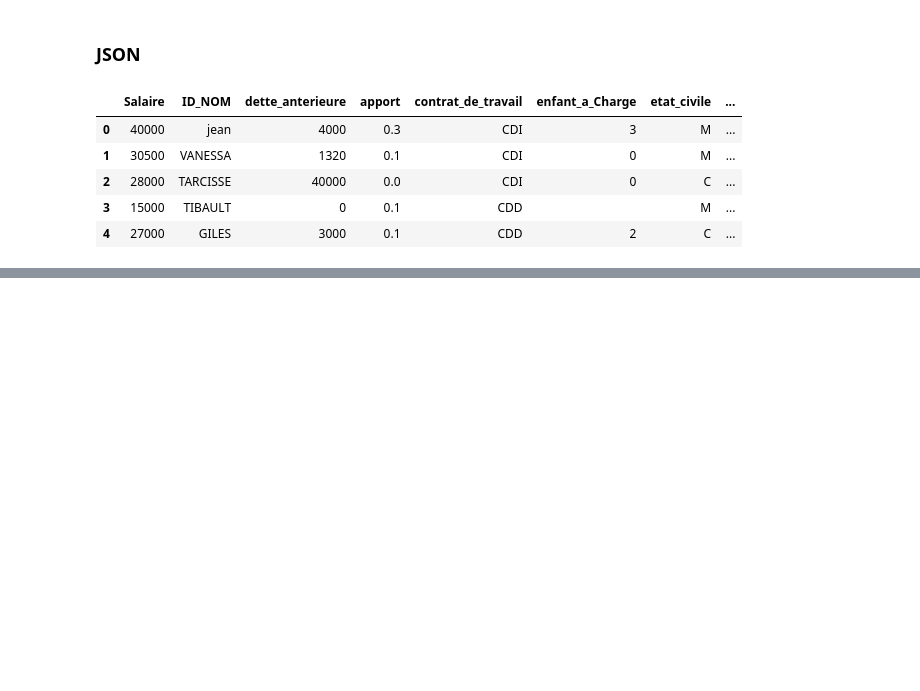
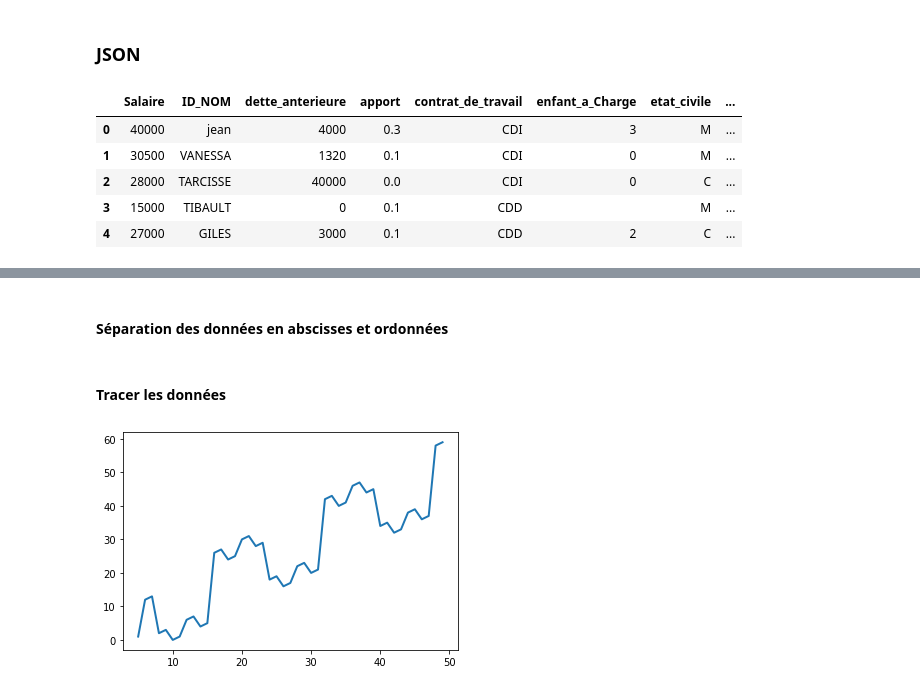
Before and after one commit to CassiaFa/Analyse_Donnees, a Jupyter notebook: analyse.ipynb, the cells around one changed output, grey strips where cells are left out. Cells and saved outputs as stored; diff of their text form; code cells hidden in the pictures; blank space fills up the shorter version.

```diff
--- a/analyse.ipynb
+++ b/analyse.ipynb
@@ -50,0 +237,3 @@ cd_immo_json.head()
+# %%
+data_montant = pd.read_csv("./base_donnees/Montant_Temps.csv")
+data_montant.head()
@@ -50,0 +247,12 @@ cd_immo_json.head()
+# %% [markdown]
+#### Séparation des données en abscisses et ordonnées
+# %%
+x = data_montant.iloc[:,1] # Valeurs d'abscisses
+y = data_montant.iloc[:,0] # Valeurs d'ordonnées
+# %% [markdown]
+#### Tracer les données
+# %%
+ax = plt.plot(x,y, linewidth=2)
+plt.show()
+# %% [output]
+[figure, added]
```
Also changed, not shown: parts of 54 cells of this notebook.
